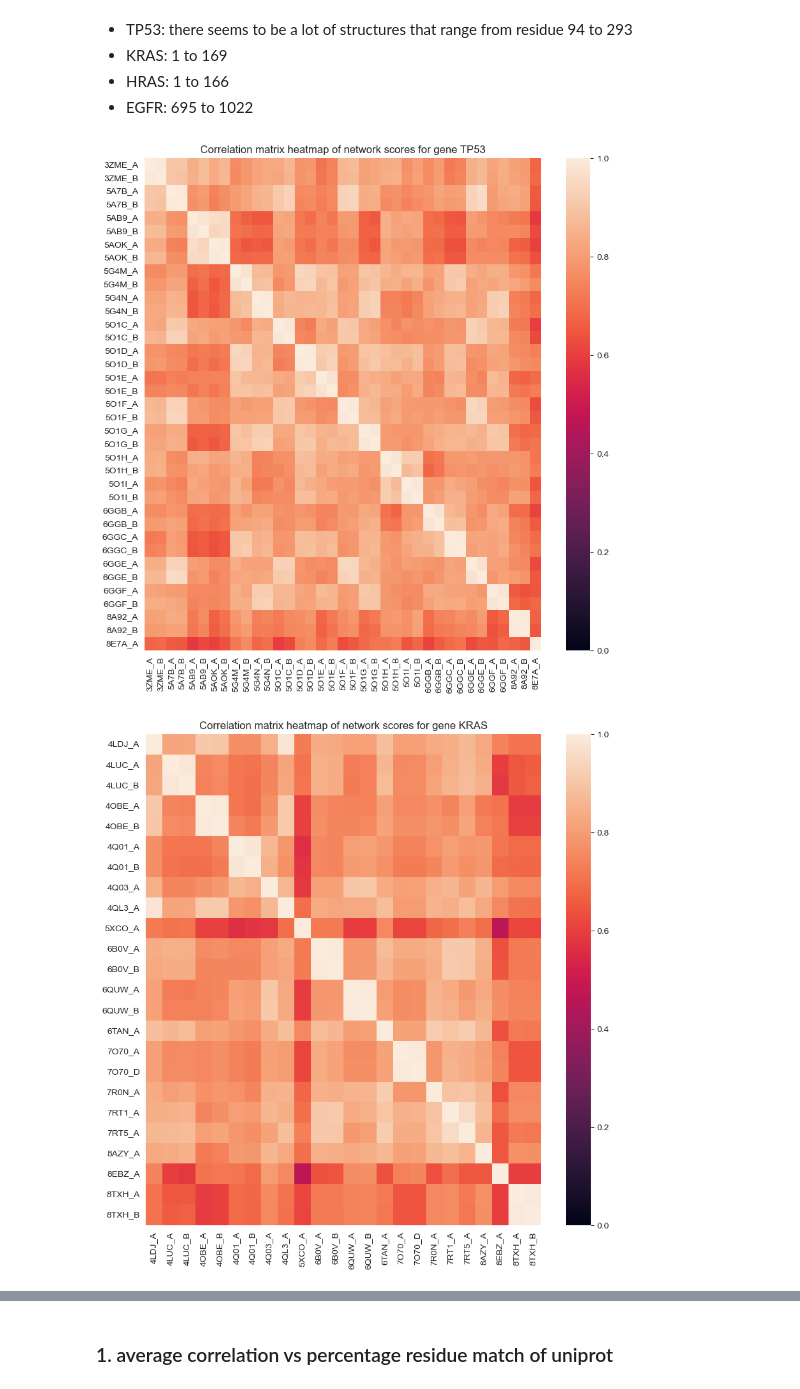
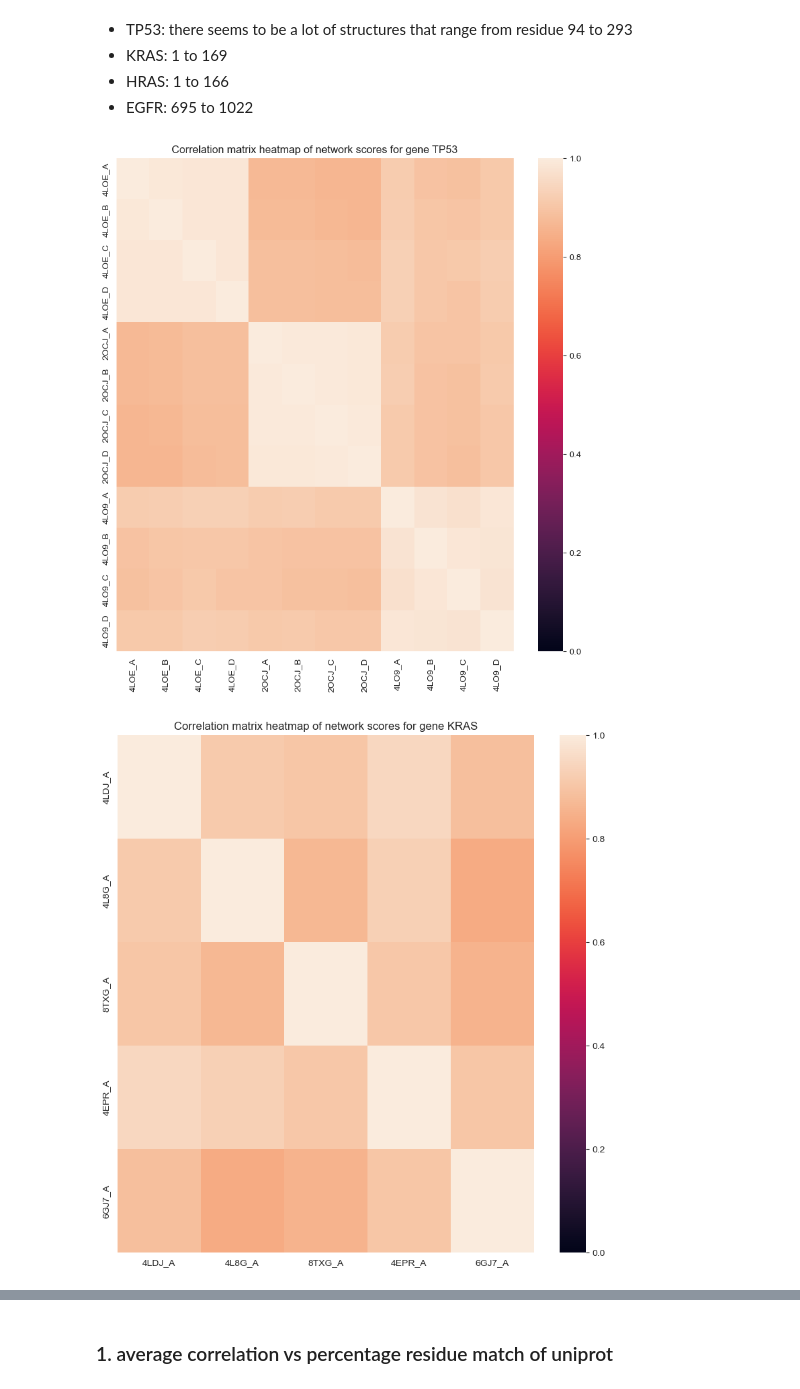
Before and after one commit to Yoannli/NetworkAnalysis, a Jupyter notebook: data_prep/analysis.ipynb, the cells around one changed output, grey strips where cells are left out. Saved outputs shown, nothing was run; the diff lists cells and outputs as text; code cells hidden in the pictures.

```diff
--- a/data_prep/analysis.ipynb
+++ b/data_prep/analysis.ipynb
@@ -103,7 +127,7 @@ cgc_data = pd.read_csv('Census_all_with_pdb.csv')
 tmp_genes = ['TP53', 'KRAS', 'HRAS', 'EGFR']
 cgc_data = cgc_data[cgc_data['Gene Symbol'].isin(tmp_genes)]
 # %%
-residue_data = pd.read_csv('final_data.csv')
+residue_data = pd.read_csv('../lung_cancer/lung_genes_sbna.csv')
 residue_data['pdb_chain'] = residue_data['pdb_id'] + '_' + residue_data['chain']
 residue_data.head()
 # %% [output]
@@ -116,10 +140,10 @@ residue_data.head()
 # %%
 for gene in tmp_genes:
-    tmp = residue_data[residue_data['gene_symbol']==gene].reset_index(drop=True)
+    tmp = residue_data[residue_data['gene']==gene].reset_index(drop=True)
     unique_pdbs = tmp['pdb_id'].unique()
     for pdb in unique_pdbs:
         # check if finalsum file exists
-        if not os.path.exists(f"sbna_results/{pdb}"):
+        if not os.path.exists(f"../sbna_results/{pdb}"):
             continue
         dbrefs = get_dbref_data(pdb)
         for i in dbrefs:
@@ -150,32 +174,32 @@ EGFR 8A2D {'chain': 'A', 'uniprot': 'P00533', 'start': 700, 'end': 1022}
 # %%
 start_end = {"TP53": (94, 312), "KRAS": (1, 169), "HRAS": (1, 166), "EGFR": (695, 1022)}
 corr_data = {}
 
 for gene in tmp_genes:
     all_scores = pd.DataFrame({"num": list(range(start_end[gene][0], start_end[gene][1]+1))})
-    tmp = residue_data[residue_data['gene_symbol']==gene].reset_index(drop=True)
+    tmp = residue_data[residue_data['gene']==gene].reset_index(drop=True)
     unique_pdbs = tmp['pdb_id'].unique()
 
     for pdb in unique_pdbs:
         # check if finalsum file exists
         dbrefs = get_dbref_data(pdb)
 
         for i in dbrefs:
-            if not os.path.exists(f"sbna_results/{pdb}/{i["chain"]}/{pdb}_monomer/FinalSum") or \
+            if not os.path.exists(f"../sbna_results/{pdb}/{i["chain"]}/{pdb}_monomer/FinalSum") or \
                 get_uniprot_id(pdb, i['chain']) != i['uniprot']: #or \
                 # tmp[(tmp['pdb_id']=="5XCO") & (tmp['chain']=="A")]['residue_match'].mean():
                 continue
 
             if start_end[gene][0] == i['start'] and start_end[gene][1] == i['end']:
                 final_sum = read_finalsum(pdb, i['chain'])[['num', 'network_score']]
                 final_sum.columns = ['num', f"{pdb}_{i['chain']}"]
                 all_scores = pd.merge(all_scores, final_sum, on='num', how='inner')
 
     corr_data[gene] = all_scores.drop('num',axis=1).corr()
     plt.figure(figsize=(10, 10))
     sns.heatmap(corr_data[gene], vmin=0, vmax=1)
     plt.title(f'Correlation matrix heatmap of network scores for gene {gene}')
     plt.show()
 # %% [output]
-[figure, old version]
+[figure, new version]
-[figure, old version]
+[figure, new version]
```
Also changed, not shown: parts of 12 cells of this notebook, 3 other files.
